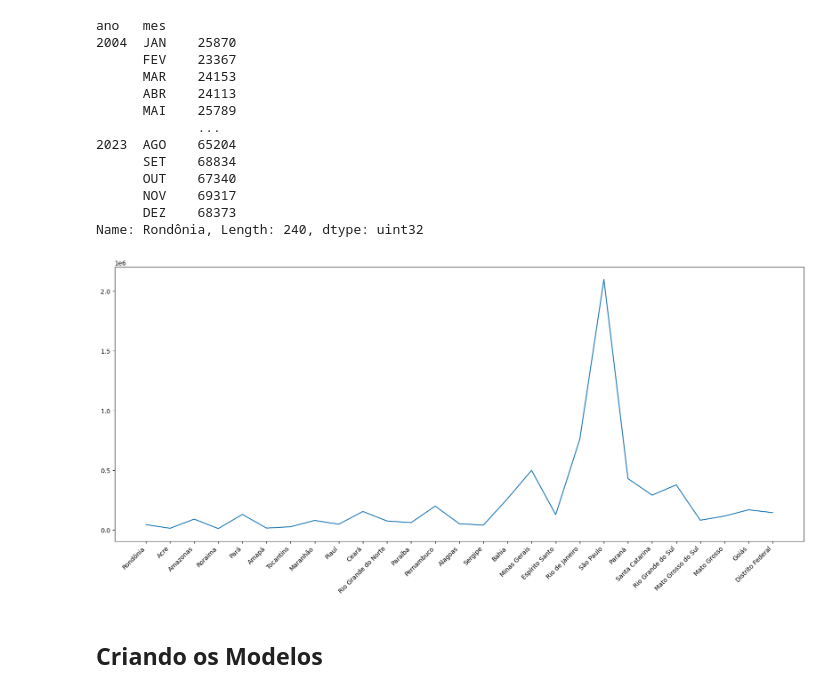
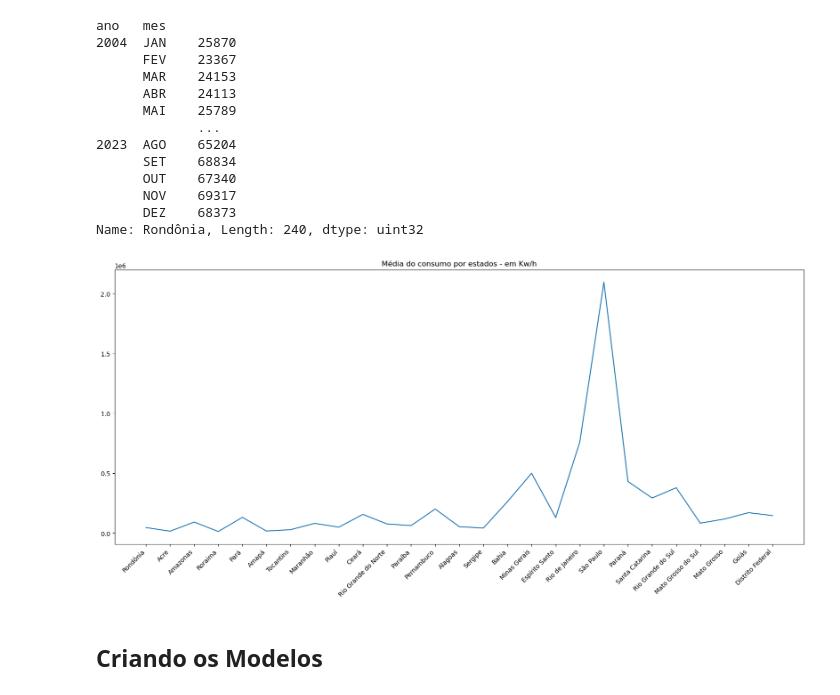
Before and after one commit to PET-Controle-e-Automacao-UESC/contas_de_energia, a Jupyter notebook: src/main.ipynb, the cells around one changed output. Drawn from its saved outputs; the diff is of its cells as text; code cells hidden in the pictures.

Commit message:
fix: grafico linha para a media do dataset de consumo comercial por estados

```diff
--- a/src/main.ipynb
+++ b/src/main.ipynb
@@ -447,12 +447,13 @@ Name: Rondônia, Length: 240, dtype: uint32
 # %%
 figura = plt.figure(figsize = (20, 8))
 
 plt.plot(df_residencial_processed.mean())
 plt.xticks(rotation = 45, ha = 'right')
+plt.title("Média do consumo por estados - em Kw/h")
 
 plt.show()
 # %% [output]
-[figure, old version]
+[figure, new version]
 # %% [markdown]
 ## Criando os Modelos
 # %% [markdown]
```
